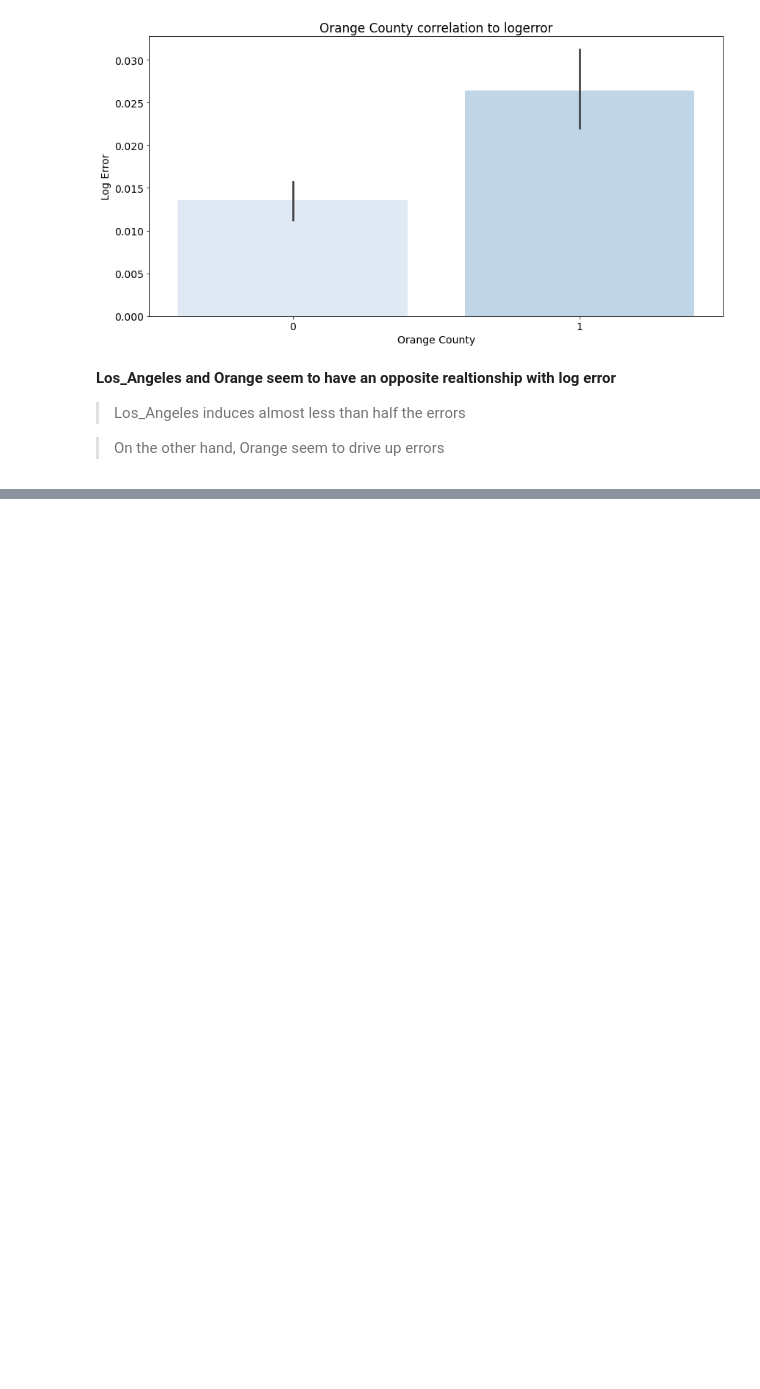
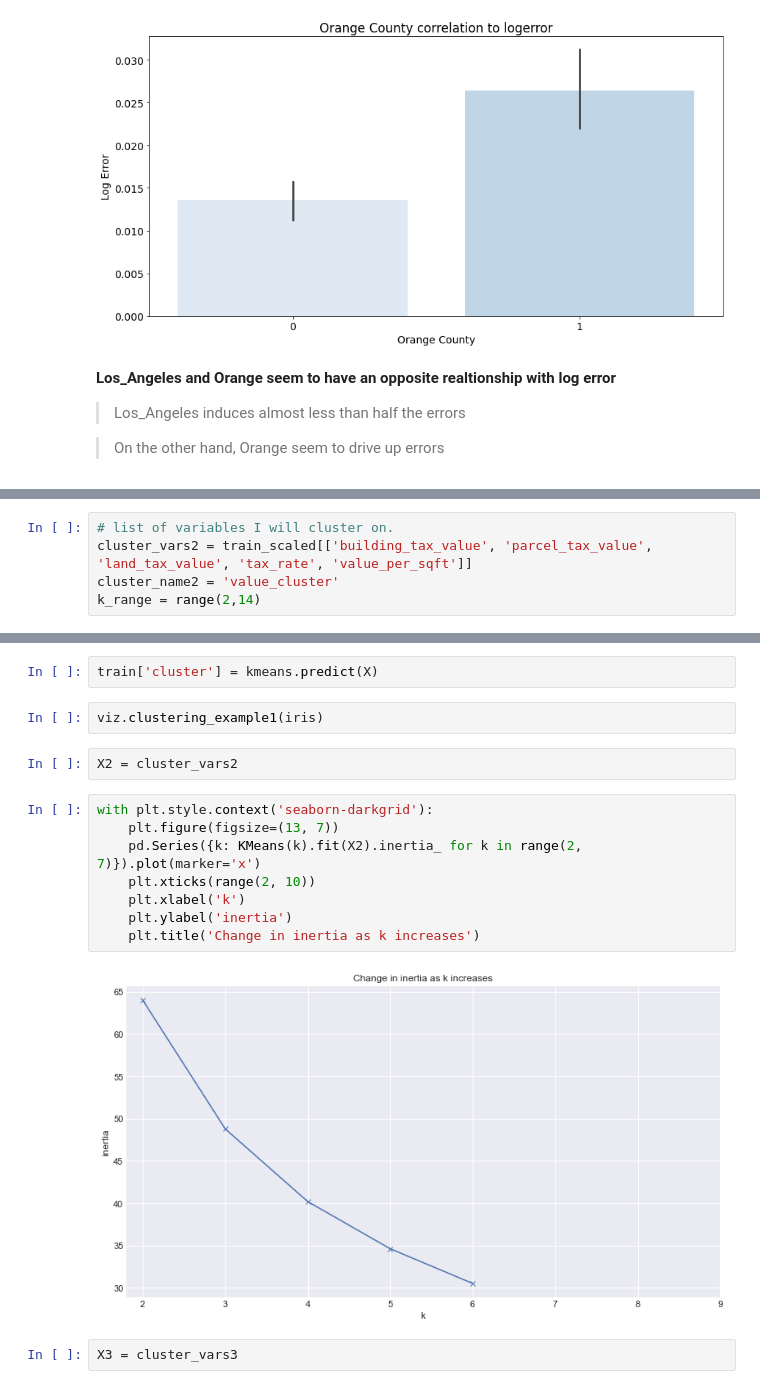
Before and after one commit to Severina7/clustering_project_zillow, a Jupyter notebook: zillow_acquisition_preparation.ipynb, the cells around one changed output, grey strips where cells are left out. Cells and saved outputs as stored; diff of their text form; blank space fills up the shorter version.

```diff
--- a/zillow_acquisition_preparation.ipynb
+++ b/zillow_acquisition_preparation.ipynb
@@ -945,0 +1192,5 @@ else:
+# %%
+# list of variables I will cluster on.
+cluster_vars2 = train_scaled[['building_tax_value', 'parcel_tax_value', 'land_tax_value', 'tax_rate', 'value_per_sqft']]
+cluster_name2 = 'value_cluster'
+k_range = range(2,14)
@@ -945,0 +1229,18 @@ else:
+# %%
+train['cluster'] = kmeans.predict(X)
+# %%
+viz.clustering_example1(iris)
+# %%
+X2 = cluster_vars2
+# %%
+with plt.style.context('seaborn-darkgrid'):
+    plt.figure(figsize=(13, 7))
+    pd.Series({k: KMeans(k).fit(X2).inertia_ for k in range(2, 7)}).plot(marker='x')
+    plt.xticks(range(2, 10))
+    plt.xlabel('k')
+    plt.ylabel('inertia')
+    plt.title('Change in inertia as k increases')
+# %% [output]
+[figure, added]
+# %%
+X3 = cluster_vars3
```
Also changed, not shown: parts of 34 cells of this notebook, 2 other files.
